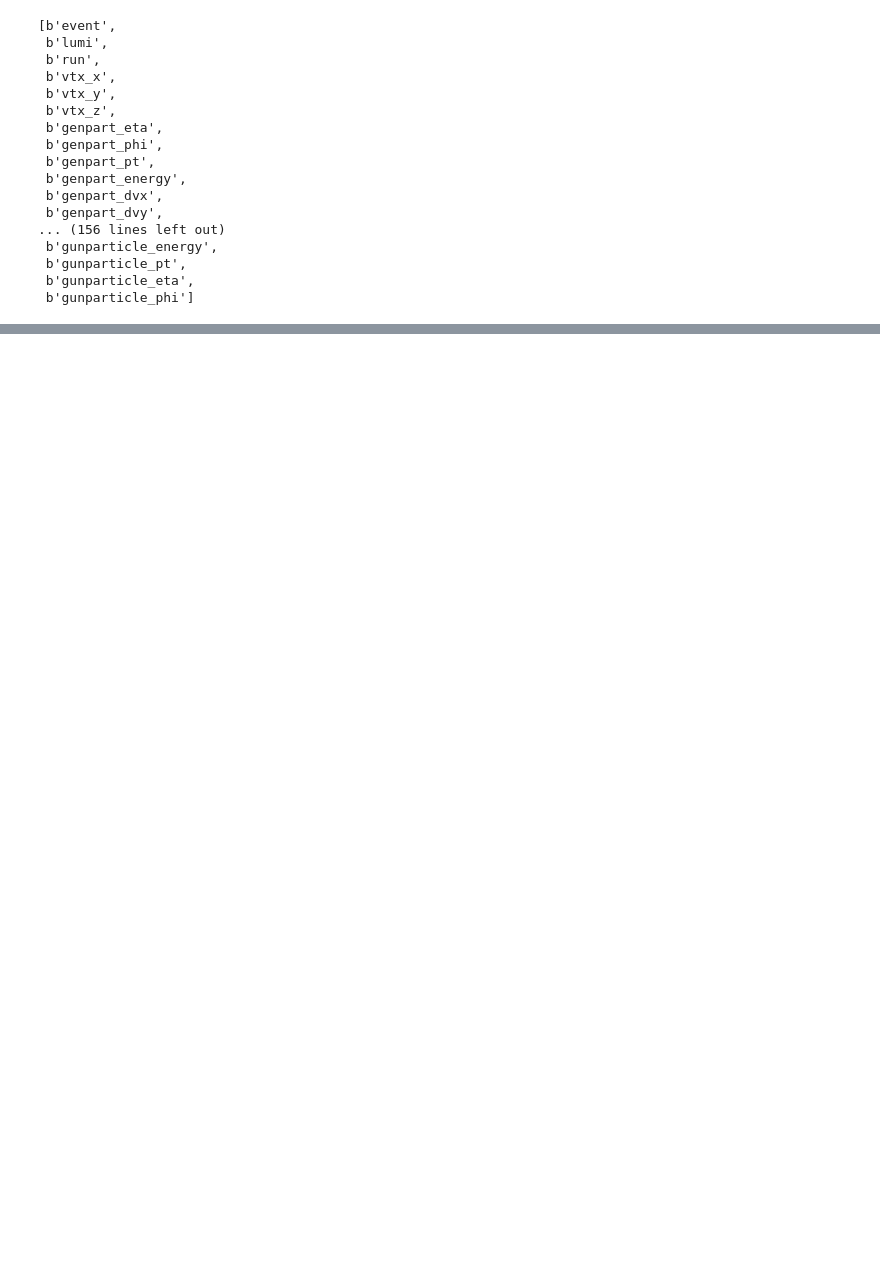
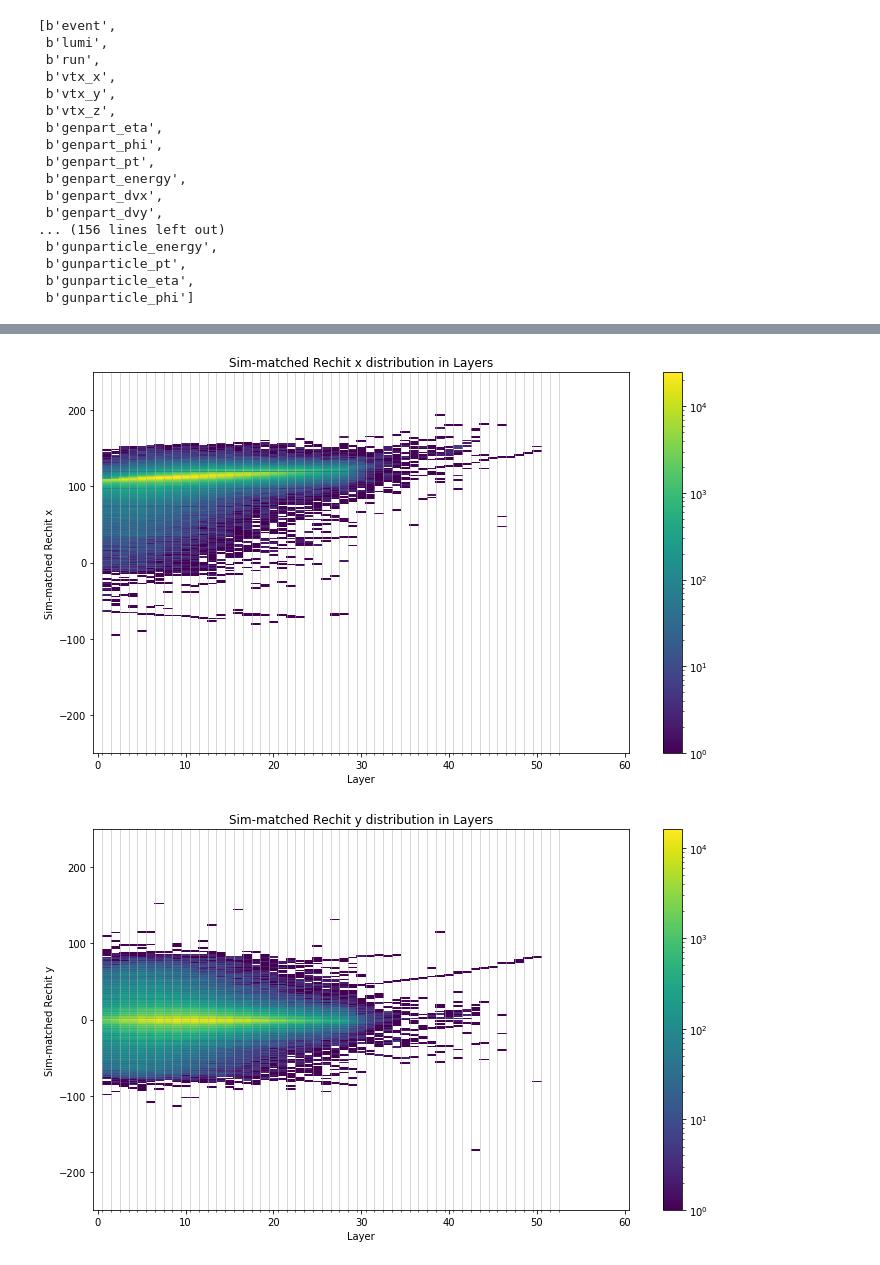
Before and after one commit to Saptaparna/FastTiming, a Jupyter notebook: UpdateWithD49/SimClusterInfo/NotebookFromSitong.ipynb, the cells around one changed output, grey strips where cells are left out. Drawn from its saved outputs; the diff is of its cells as text; code cells hidden in the pictures; blank space fills up the shorter version.

```diff
--- a/UpdateWithD49/SimClusterInfo/NotebookFromSitong.ipynb
+++ b/UpdateWithD49/SimClusterInfo/NotebookFromSitong.ipynb
@@ -150,0 +205,6 @@ figs.append(plotRechitDistribution_Layers(rechit[b'rechit_layer'], rechit[b'rech
+# %%
+figs.append(plotRechitDistribution_Layers(simmatched_rechit[b'rechit_layer'], simmatched_rechit[b'rechit_x'], 'Sim-matched Rechit x'));
+figs.append(plotRechitDistribution_Layers(simmatched_rechit[b'rechit_layer'], simmatched_rechit[b'rechit_y'], 'Sim-matched Rechit y'));
+# %% [output]
+[figure, added]
+[figure, added]
```
Also changed, not shown: parts of 20 cells of this notebook.
